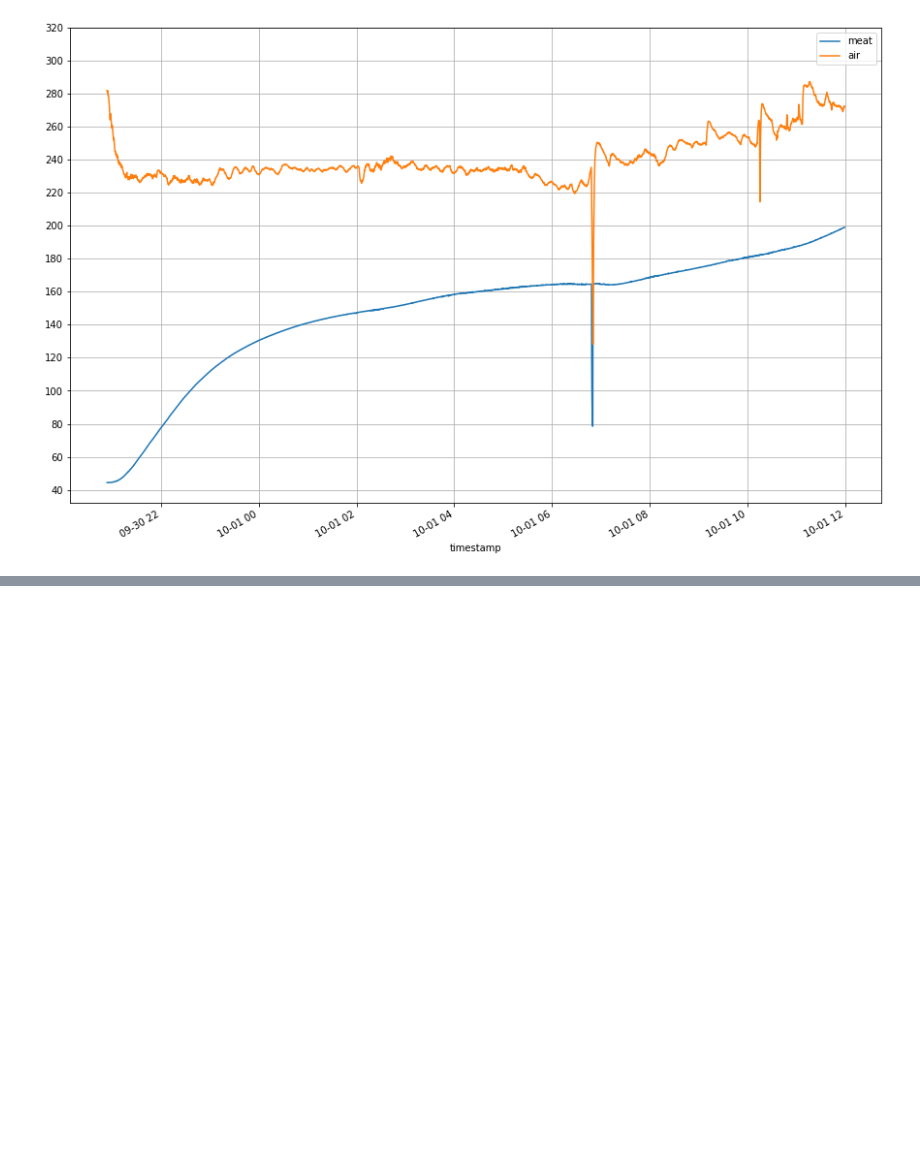
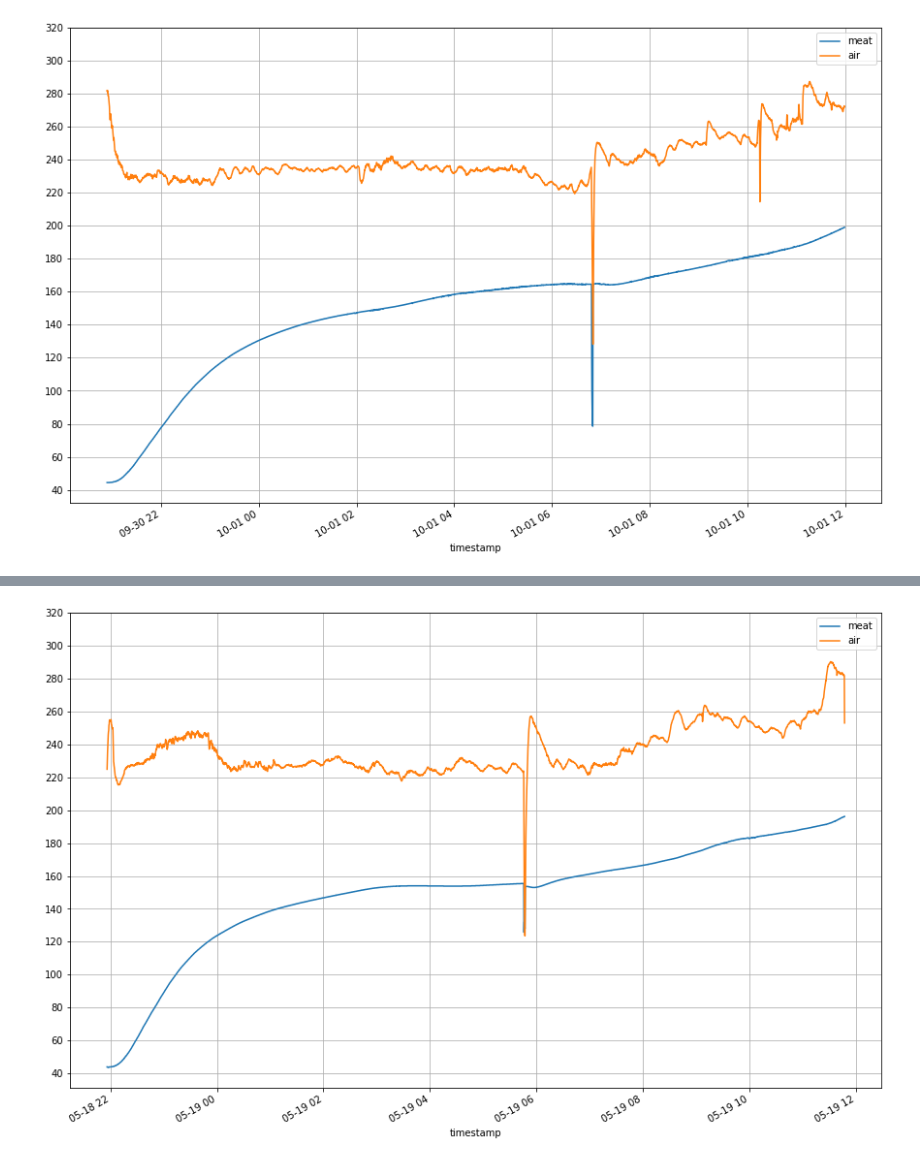
Before and after one commit to sbeckert1/smoker, a Jupyter notebook: data/Untitled.ipynb, the cells around one changed output, grey strips where cells are left out. Saved outputs shown, nothing was run; the diff lists cells and outputs as text; code cells hidden in the pictures; blank space fills up the shorter version.

```diff
--- a/data/Untitled.ipynb
+++ b/data/Untitled.ipynb
@@ -223,3 +223,6 @@ plotJSON('../data/boston_8lb_2.txt')
 2023-10-01 11:59:03-05:00
 0 days 15:05:07
 [figure]
+# %%
+plotJSON('../data/boston_7_5lb_2.txt')
+# %% [output]
@@ -225,0 +232 @@ plotJSON('../data/boston_8lb_2.txt')
+[figure, added]
```
Also changed, not shown: parts of 1 cell of this notebook, 1 other file.
